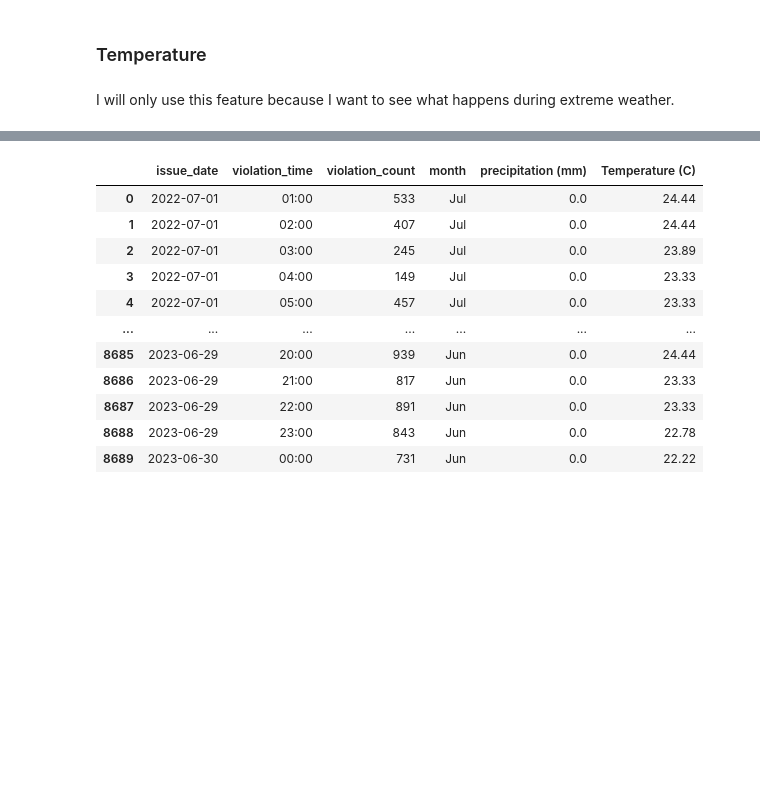
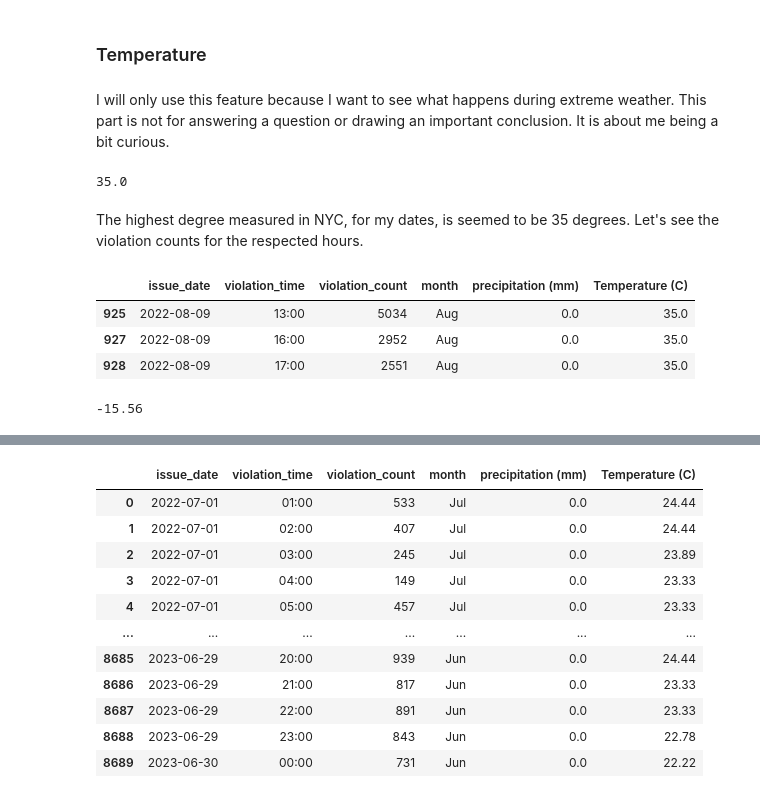
Before and after one commit to etumkaya/nyc-parking-violations, a Jupyter notebook: NYC_Parking_Violations.ipynb, the cells around one changed output, grey strips where cells are left out. Drawn from its saved outputs; the diff is of its cells as text; code cells hidden in the pictures; blank space fills up the shorter version.

```diff
--- a/NYC_Parking_Violations.ipynb
+++ b/NYC_Parking_Violations.ipynb
@@ -1207,4 +1227,21 @@ Chi2ContingencyResult(statistic=277.7243266934289, pvalue=1.4073716927215978e-45
 # %% [markdown]
 ### Temperature
 # %% [markdown]
-I will only use this feature because I want to see what happens during extreme weather.
+I will only use this feature because I want to see what happens during extreme weather. This part is not for answering a question or drawing an important conclusion. It is about me being a bit curious.
+# %%
+merged_violation["Temperature (C)"].max()
+# %% [output]
+35.0
+# %% [markdown]
+The highest degree measured in NYC, for my dates, is seemed to be 35 degrees. Let's see the violation counts for the respected hours.
+# %%
+merged_violation[merged_violation["Temperature (C)"]==35.0]
+# %% [output]
+|  | issue_date | violation_time | violation_count | month | precipitation (mm) | Temperature (C) |
+| 925 | 2022-08-09 | 13:00 | 5034 | Aug | 0.0 | 35.0 |
+| 927 | 2022-08-09 | 16:00 | 2952 | Aug | 0.0 | 35.0 |
+| 928 | 2022-08-09 | 17:00 | 2551 | Aug | 0.0 | 35.0 |
+# %%
+merged_violation["Temperature (C)"].min()
+# %% [output]
+-15.56
```
Also changed, not shown: parts of 22 cells of this notebook.
